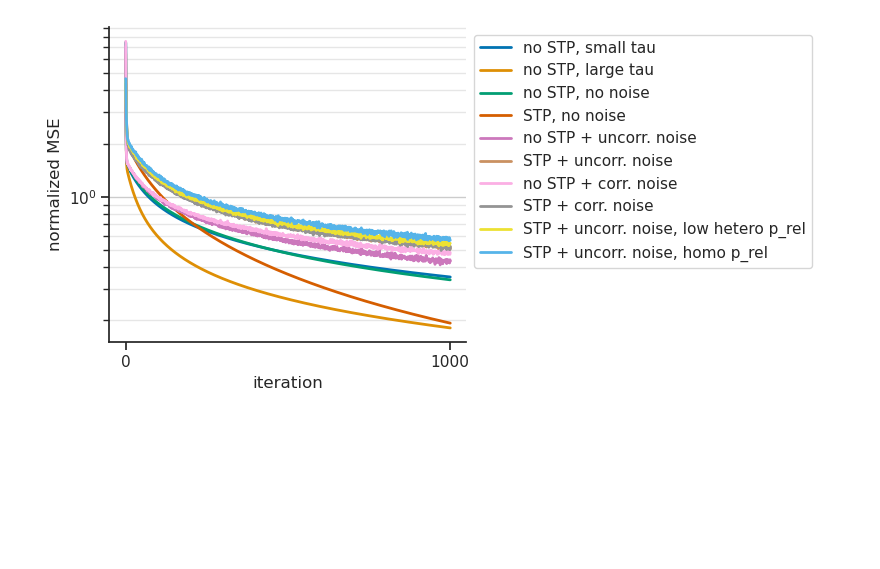
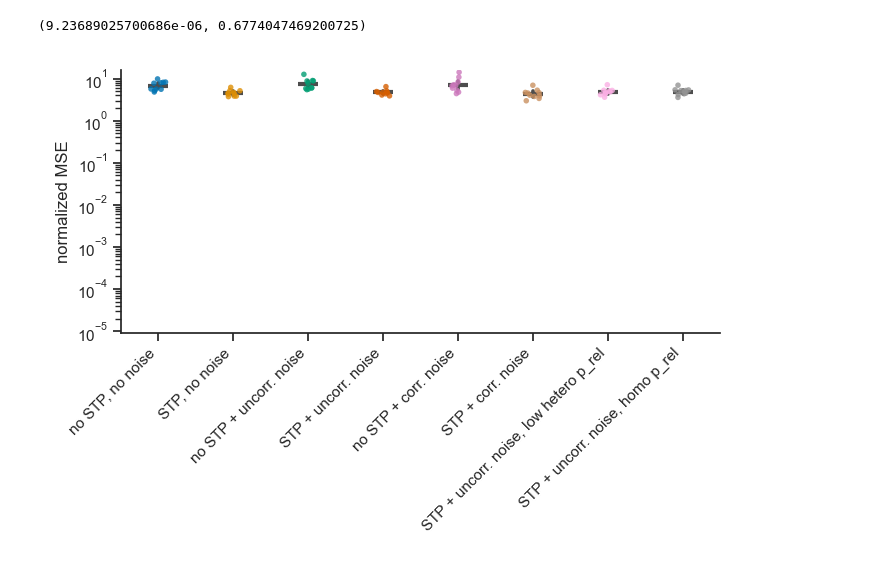
Before and after one commit to rythorpe/time_coding, a Jupyter notebook: analysis.ipynb, the cells around one changed output. Saved outputs shown, nothing was run; the diff lists cells and outputs as text; code cells hidden in the pictures; blank space fills up the shorter version.

```diff
--- a/analysis.ipynb
+++ b/analysis.ipynb
@@ -81,26 +132,29 @@ final_output_traj = np.stack(final_output_traj)
-# %%
-# plot avg learning curve across conditions on one set of axes
-cm_hidden = sns.color_palette('colorblind')
-fig_learning, axes = plt.subplots(1, 1, figsize=(8, 4))
-axes.set_prop_cycle(cycler('color', cm_hidden))
-
-losses_avg = np.mean(loss_curve, axis=0)
-trial_idxs = np.arange(loss_curve.shape[2])
-for c_idx, sim_type in enumerate(sim_type_labels):
-    losses_sim_type = losses_avg[c_idx, :]
-    axes.semilogy(trial_idxs, losses_sim_type, lw=2, label=sim_type)
-axes.grid(axis='y')
-axes.grid(which="minor", color="0.9")
-ub_xtick = trial_idxs[-1]
-axes.set_xticks([0, ub_xtick])
-axes.set_xlabel('iteration')
-axes.set_ylabel('normalized MSE')
-axes.legend(ncols=1, loc='upper left', bbox_to_anchor=(1, 1))
-fig_learning.tight_layout()
-fname = 'learning.png'
-fig_learning.savefig(op.join('/home/ryan/Desktop', fname))
-# %% [output]
-[figure]
+# %%
+ylim = [9.23689025700686e-06, 16]
+# %%
+ylim
+# %% [output]
+(9.23689025700686e-06, 0.6774047469200725)
+# %%
+data = {key: init_loss[:, idx] for idx, key in enumerate(sim_type_labels)}
+df = pd.DataFrame(data)
+
+fig_init_loss, axes = plt.subplots(figsize=(7, 5))
+axes.set_yscale("log")
+# sns.violinplot(df, palette='colorblind')
+# sns.stripplot(df, size=4, color=".3")
+sns.stripplot(df, size=4, palette='colorblind', alpha=0.8)
+sns.pointplot(df, marker='_', markersize=15, markeredgewidth=3, color='0.3', linestyle='none')
+axes.set_xticklabels(axes.get_xticklabels(), rotation=45, ha='right')
+axes.set_ylabel('normalized MSE')
+# ylim = axes.get_ylim()
+axes.set_ylim(ylim)
+fig_init_loss.tight_layout()
+
+fname = 'init_loss.png'
+fig_init_loss.savefig(op.join('/home/ryan/Desktop', fname))
+# %% [output]
+[figure, added]
 # %%
 data = {key: final_loss[:, idx] for idx, key in enumerate(sim_type_labels)}
 df = pd.DataFrame(data)
```
Also changed, not shown: parts of 10 cells of this notebook, 1 other file.
